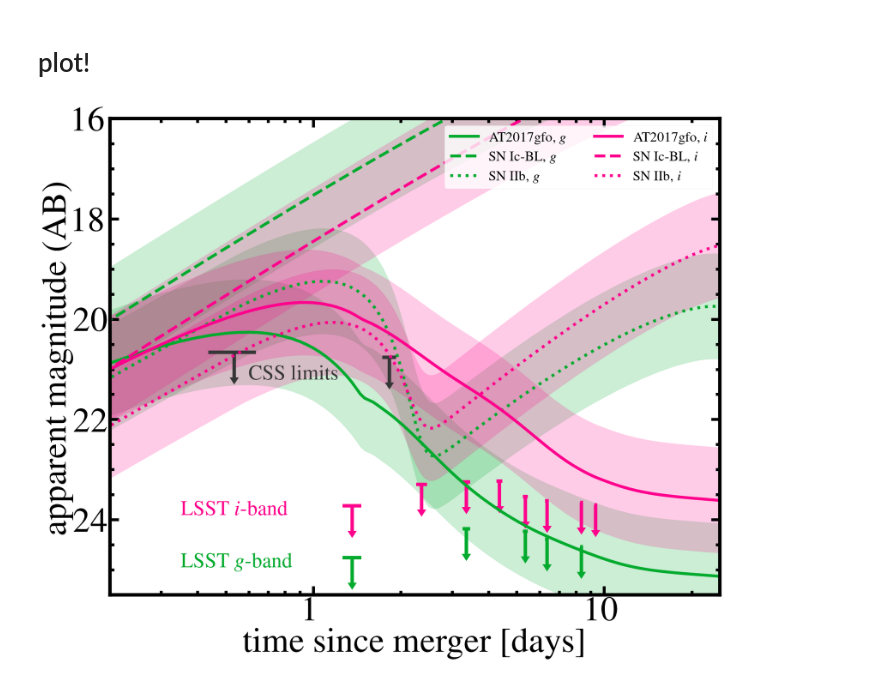
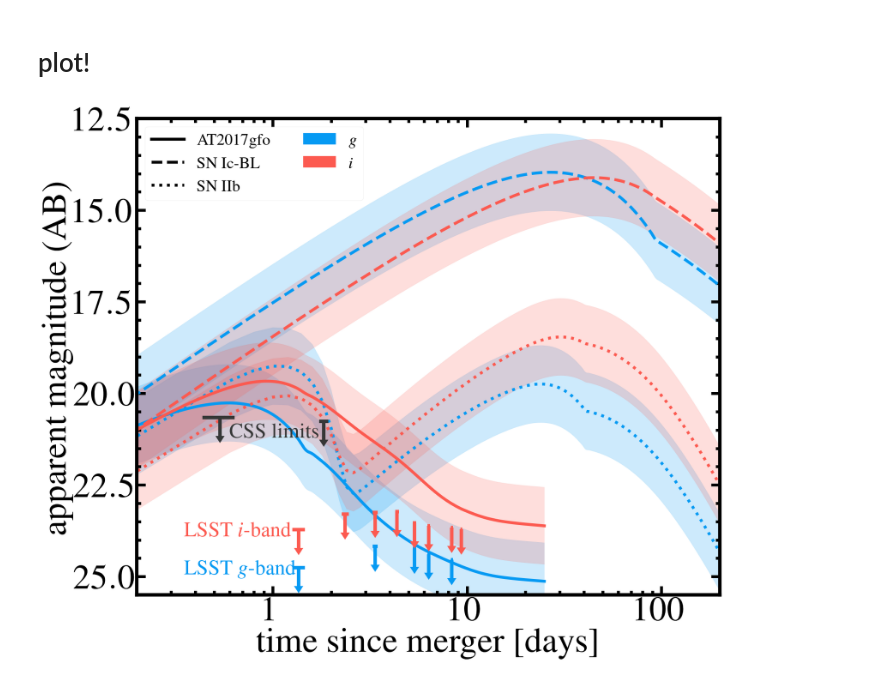
Before and after one commit to astro-trove/s251112cm_lightcurves, a Jupyter notebook: S251112cm_lightcurve.ipynb, the cells around one changed output. Drawn from its saved outputs; the diff is of its cells as text; code cells hidden in the pictures.

Commit message:
Plotting tweaks

```diff
--- a/S251112cm_lightcurve.ipynb
+++ b/S251112cm_lightcurve.ipynb
@@ -53,7 +35,7 @@ LAL functions being either misdirected or lost when called from
 # constants
 # %%
 EVENT_NAME = "S251112cm"
-MAX_TIME = 25.0
+MAX_TIME = 200
 # %% [markdown]
 # convenience functions and constants for plotting
 # %%
@@ -107,9 +89,15 @@ def setup_axis_titles(ax, xtitle, ytitle):
 #                       'J': '#ecc86f',
 #                       'H': '#ff6d38',
 #                       'K': '#ff0000'}
-BAND_COLOR_MAPPING = {'g':'#02ab2e',
-                      'r':'#ff0000',
-                      'i':'#ff028d'}
+# BAND_COLOR_MAPPING = {'g':'#02ab2e',
+#                      'r':'#ff0000',
+#                       'i':'#ff028d'}
+BAND_COLOR_MAPPING = {'g':'#069af3',
+                      'r':'#01ff07',
+                      'i':'#fc5a50'}
+TRANSIENT_LINESTYLE_MAPPING = {'AT2017gfo':'-',
+                               'SN Ic-BL':'--',
+                               'SN IIb':':'}
 
 ALPHA = 0.2 # alpha of bands reflecting distance uncertaintyO
 # %% [markdown]
@@ -245,7 +233,7 @@ fig, ax = setup_plot(size=[1.8, 1.5])
 setup_ticks(ax)
 setup_axis_titles(ax,'time since merger [days]','apparent magnitude (AB)')
 
-ax.set_ylim([25.5, 16])
+ax.set_ylim([25.5, 12.5])
 ax.set_xlim([0.2, MAX_TIME])
 ax.set_xscale('log')
 
@@ -263,10 +251,12 @@ for i in np.arange(int(MAX_TIME)):
     time = np.mean(table_css['col1'][mask])
     depth = np.mean(table_css['col3'][mask])
 
-    ax.errorbar(time, depth, yerr=0.5, lolims=True, marker='_', color='#363737', markersize=64, linewidth=6, capsize=8, label=None)
-    ax.hlines(depth, time-0.1, time+0.1, color='#363737', linewidth=6)
+    ax.errorbar(time, depth, yerr=0.5, lolims=True, marker='_', color='#363737', markersize=64, linewidth=6, capsize=8, label=None,
+               zorder=3)
+    ax.hlines(depth, time-0.1, time+0.1, color='#363737', linewidth=6, zorder=3)
 
-# Add Rubin limits
+
+# Add in Rubin limits
 table_rubin = Table.read('data/limits/rubin_limits.txt', format='ascii')
 
 for row in table_rubin:
@@ -279,21 +269,22 @@ for row in table_rubin:
         gdepth=float(gdepth)
 
         ax.errorbar(date, gdepth, yerr=0.5, lolims=True, marker='_', color=BAND_COLOR_MAPPING['g'],
-                    markersize=64, linewidth=6, capsize=8, label=None)
-        ax.hlines(gdepth, date-0.1, date+0.1, color=BAND_COLOR_MAPPING['g'], linewidth=6)
+                    markersize=64, linewidth=6, capsize=8, label=None, zorder=3)
+        ax.hlines(gdepth, date-0.1, date+0.1, color=BAND_COLOR_MAPPING['g'], linewidth=6, zorder=3)
 
     if is_number(idepth):
         idepth=float(idepth)
 
         ax.errorbar(date, idepth, yerr=0.5, lolims=True, marker='_', color=BAND_COLOR_MAPPING['i'],
-                    markersize=64, linewidth=6, capsize=8, label=None)
-        ax.hlines(idepth, date-0.1, date+0.1, color=BAND_COLOR_MAPPING['i'], linewidth=6)
+                    markersize=64, linewidth=6, capsize=8, label=None, zorder=3)
+        ax.hlines(idepth, date-0.1, date+0.1, color=BAND_COLOR_MAPPING['i'], linewidth=6, zorder=3)
 
 
 
 
 # Add in models from redback
-time_array = np.linspace(0, 2*MAX_TIME, 1000)
+time_array = np.linspace(0, MAX_TIME, 1000)
+time_array_kn = np.linspace(0, 25, 1000) # use different time array because the KN model isn't really accurate beyond 25-30 days
 
 # Generate models
 for filt in ['g','i']:
@@ -315,13 +306,18 @@ for filt in ['g','i']:
     'temperature_floor_3': 3745,
     }
 
-    mags = all_models_dict['three_component_kilonova_model'](time_array, **model_params, bands=['lsst'+filt])
+    mags = all_models_dict['three_component_kilonova_model'](time_array_kn, **model_params, bands=['lsst'+filt])
     mags = mags-dummy_dm
     mags_plus = mags + mag_sigma
     mags_minus = mags - mag_sigma
 
-    ax.plot(time_array, mags + ref_dm, color=BAND_COLOR_MAPPING[filt], linewidth=5, label='AT2017gfo, '+rf'${filt}$')
-    ax.fill_between(time_array, mags_plus + ref_dm, mags_minus + ref_dm,
+    ax.plot(time_array_kn, mags + ref_dm,
+            zorder=2,
+            color=BAND_COLOR_MAPPING[filt],
+            # label='AT2017gfo, '+rf'${filt}$',
+            linewidth=5, linestyle=TRANSIENT_LINESTYLE_MAPPING['AT2017gfo'])
+    ax.fill_between(time_array_kn, mags_plus + ref_dm, mags_minus + ref_dm,
+                    zorder=1,
                     color=BAND_COLOR_MAPPING[filt], alpha=ALPHA)
 
     # See: https://iopscience.iop.org/article/10.3847/1538-4357/aafa13/pdf
@@ -345,45 +341,71 @@ for filt in ['g','i']:
     mags_plus = mags + mag_sigma
     mags_minus = mags - mag_sigma
 
-    ax.plot(time_array, mags + ref_dm, color=BAND_COLOR_MAPPING[filt], linewidth=5, linestyle='dashed', label='SN Ic-BL, '+rf'${filt}$')
+    ax.plot(time_array, mags + ref_dm,
+            zorder=2,
+            color=BAND_COLOR_MAPPING[filt],
+            # label='SN Ic-BL, '+rf'${filt}$',
+            linewidth=5, linestyle=TRANSIENT_LINESTYLE_MAPPING['SN Ic-BL'])
     ax.fill_between(time_array, mags_plus + ref_dm, mags_minus + ref_dm,
-                   color=BAND_COLOR_MAPPING[filt], alpha=ALPHA)
+                    zorder=1,
+                    color=BAND_COLOR_MAPPING[filt], alpha=ALPHA)
 
     # See: https://arxiv.org/pdf/1611.06451
     model_params = {
         'output_format': 'magnitude',
-        'redshift': 0.01,
+        'redshift': dummy_redshift,
         'log10_mass': np.log10(3.0e-2),
         'log10_radius': np.log10(3.0e12),
         'log10_energy': np.log10(1.0e51),
         'nn': 10.0,
         'delta': 1.0,
         'f_nickel': np.float64(0.1),
         'mej': np.float64(2.0),
         'vej': np.float64(8100),
         'kappa': 1.0,
         'kappa_gamma': np.float64(0.01),
         'temperature_floor': np.float64(3550)}
 
     mags = all_models_dict['shock_cooling_and_arnett'](time_array, **model_params, bands=['lsst'+filt])
     mags = mags-dummy_dm
     mags_plus = mags + mag_sigma
     mags_minus = mags - mag_sigma
 
-    ax.plot(time_array, mags + ref_dm, color=BAND_COLOR_MAPPING[filt], linewidth=5, linestyle='dotted', label='SN IIb, '+rf'${filt}$')
+    ax.plot(time_array, mags + ref_dm,
+            zorder=2,
+            color=BAND_COLOR_MAPPING[filt],
+            # label='SN IIb, '+rf'${filt}$'
+            linewidth=5, linestyle=TRANSIENT_LINESTYLE_MAPPING['SN IIb'])
     ax.fill_between(time_array, mags_plus + ref_dm, mags_minus + ref_dm,
-               color=BAND_COLOR_MAPPING[filt], alpha=ALPHA)
+                    zorder=1,
+                    color=BAND_COLOR_MAPPING[filt], alpha=ALPHA)
 
+# dummy curves / fill between, for legend
+for transient in ['AT2017gfo', 'SN Ic-BL', 'SN IIb']:
+    ax.plot([-10], [-10], linewidth=5, color='k', linestyle=TRANSIENT_LINESTYLE_MAPPING[transient],
+           label=transient)
+for filt in ['g', 'i']:
+    ax.fill_between([-10], [-10],
+                    color=BAND_COLOR_MAPPING[filt],
+                    label=r"$"+filt+r"$")
+
+
+# annotate CSS and Rubin limits
 ax.text(0.6, 21.2, 'CSS limits', color='#363737', fontsize=36)
-
 ax.text(0.35, 23.9, 'LSST $i$-band', color=BAND_COLOR_MAPPING['i'], fontsize=36)
 ax.text(0.35, 24.95, 'LSST $g$-band', color=BAND_COLOR_MAPPING['g'], fontsize=36)
 
-ax.set_xticks([1,10])
-ax.set_xticklabels(['1','10'])
+# x-axis
+ax.set_xticks([1,10,100])
+ax.set_xticklabels(['1','10','100'])
 
-plt.legend(fontsize=24, loc="upper right", ncol=2)
+# legend
+plt.legend(fontsize=28, loc="upper left", ncol=2)
 
 plt.tight_layout()
+
+# finally, save figure
+plt.savefig("S251112cm_EM_model_comparisons.png", bbox_inches="tight")
+plt.savefig("S251112cm_EM_model_comparisons.pdf", bbox_inches="tight")
 # %% [output]
-[figure, old version]
+[figure, new version]
```
Also changed, not shown: parts of 1 cell of this notebook, 1 other file.
